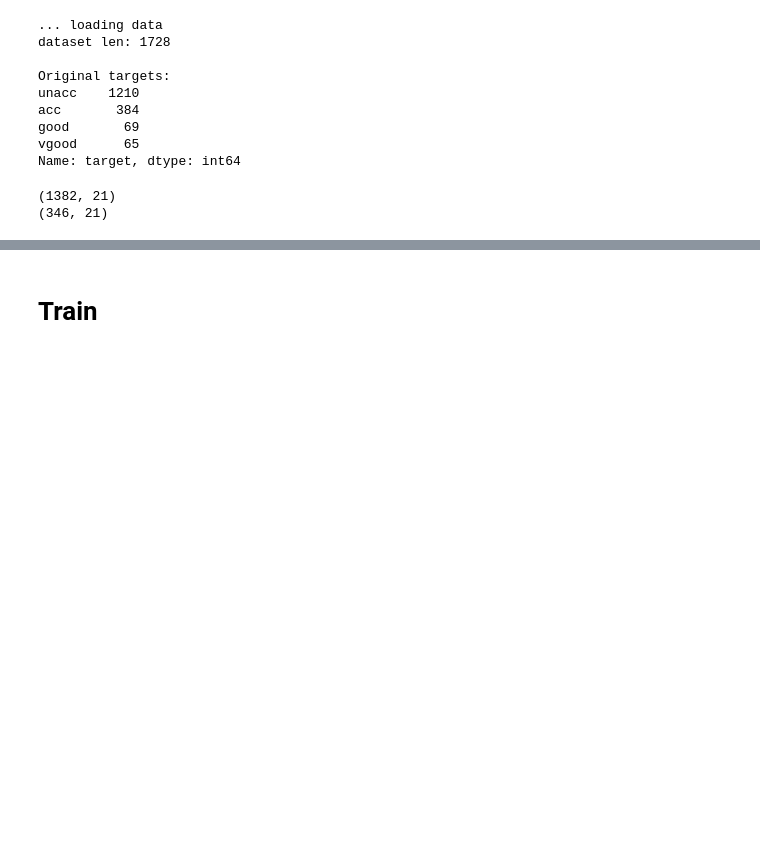
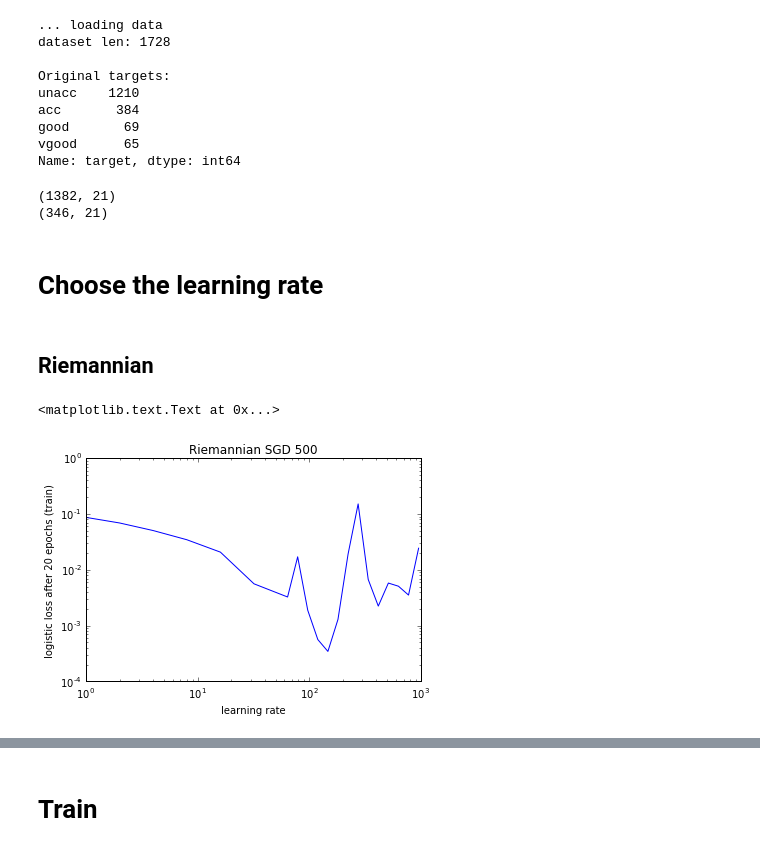
Before and after one commit to Bihaqo/exp-machines, a Jupyter notebook: experiments/Riemannian_vs_baseline_car.ipynb, the cells around one changed output, grey strips where cells are left out. Saved outputs shown, nothing was run; the diff lists cells and outputs as text; code cells hidden in the pictures; blank space fills up the shorter version.

```diff
--- a/experiments/Riemannian_vs_baseline_car.ipynb
+++ b/experiments/Riemannian_vs_baseline_car.ipynb
@@ -73,3 +73,30 @@ print(X_val.shape)
 # %% [output]
 (1382, 21)
 (346, 21)
+# %% [markdown]
+# Choose the learning rate
+# %% [markdown]
+## Riemannian
+# %%
+riemannian_lr_arr = np.hstack((2**np.arange(6), 2**np.arange(6, 10, 0.3)))
+best_riemannian_loss = np.inf
+riemannian_loss_arr = np.zeros(riemannian_lr_arr.shape)
+for i, lr in enumerate(riemannian_lr_arr):
+    # To use the same order of looping through objects for all runs.
+    np.random.seed(0)
+    model = TTRegression('all-subsets', 'logistic', 4, learning_rate=lr, solver='riemannian-sgd',
+                         max_iter=20, verbose=1, batch_size=500, fit_intercept=False, reg=0.)
+    model.fit(X_train, y_train)
+    riemannian_loss_arr[i] = model.logger.loss_hist['train']['logistic'][-1]
+    if best_riemannian_loss > model.logger.loss_hist['train']['logistic'][-1]:
+        best_riemannian_loss = model.logger.loss_hist['train']['logistic'][-1]
+        best_riemannian_model = model
+        best_riemannian_lr = lr
+# %%
+plt.loglog(riemannian_lr_arr, riemannian_loss_arr)
+plt.xlabel('learning rate')
+plt.ylabel('logistic loss after 20 epochs (train)')
+plt.title('Riemannian SGD 500')
+# %% [output]
+<matplotlib.text.Text at 0x...>
+[figure, added]
```
Also changed, not shown: parts of 30 cells of this notebook, 3 other files.
